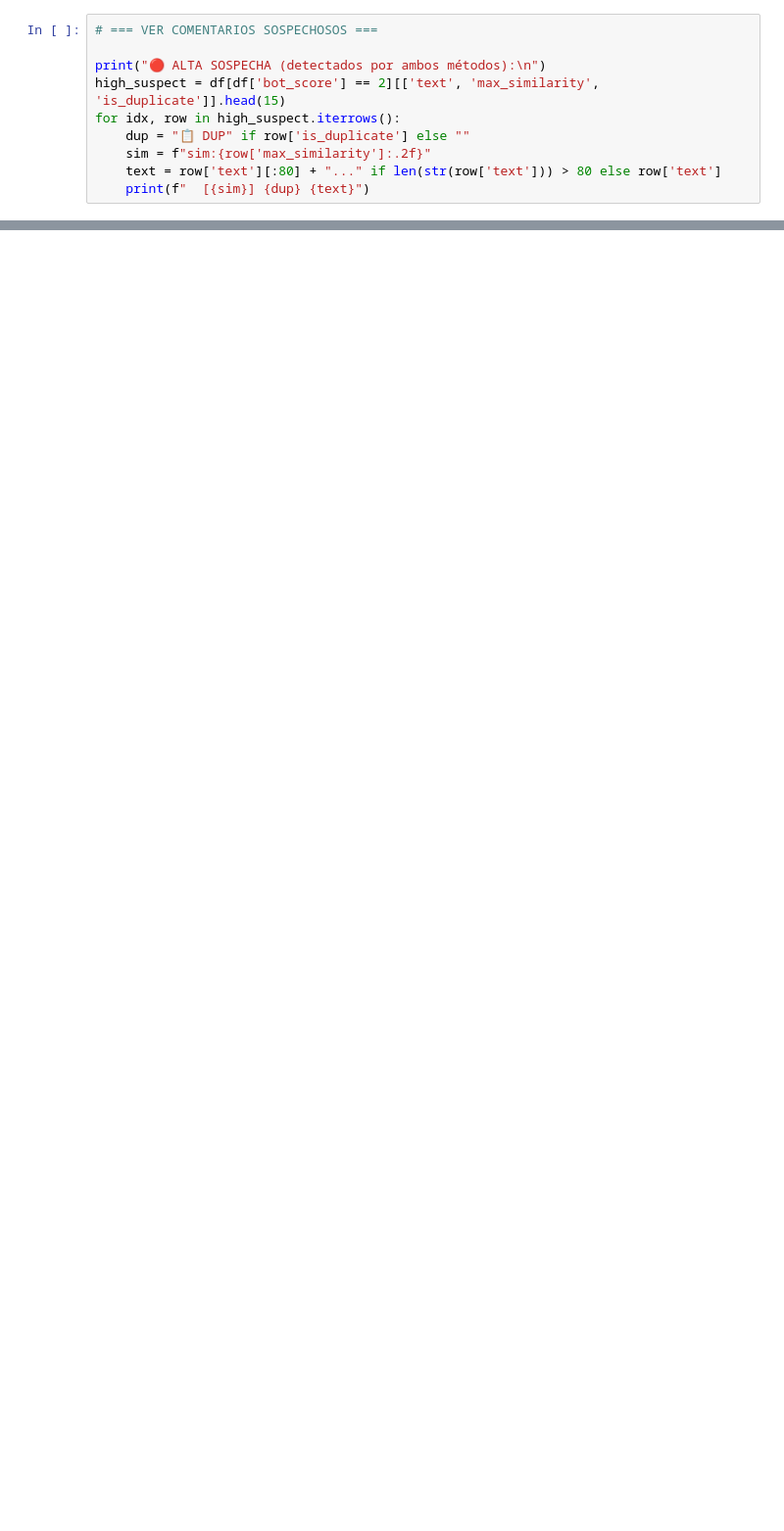
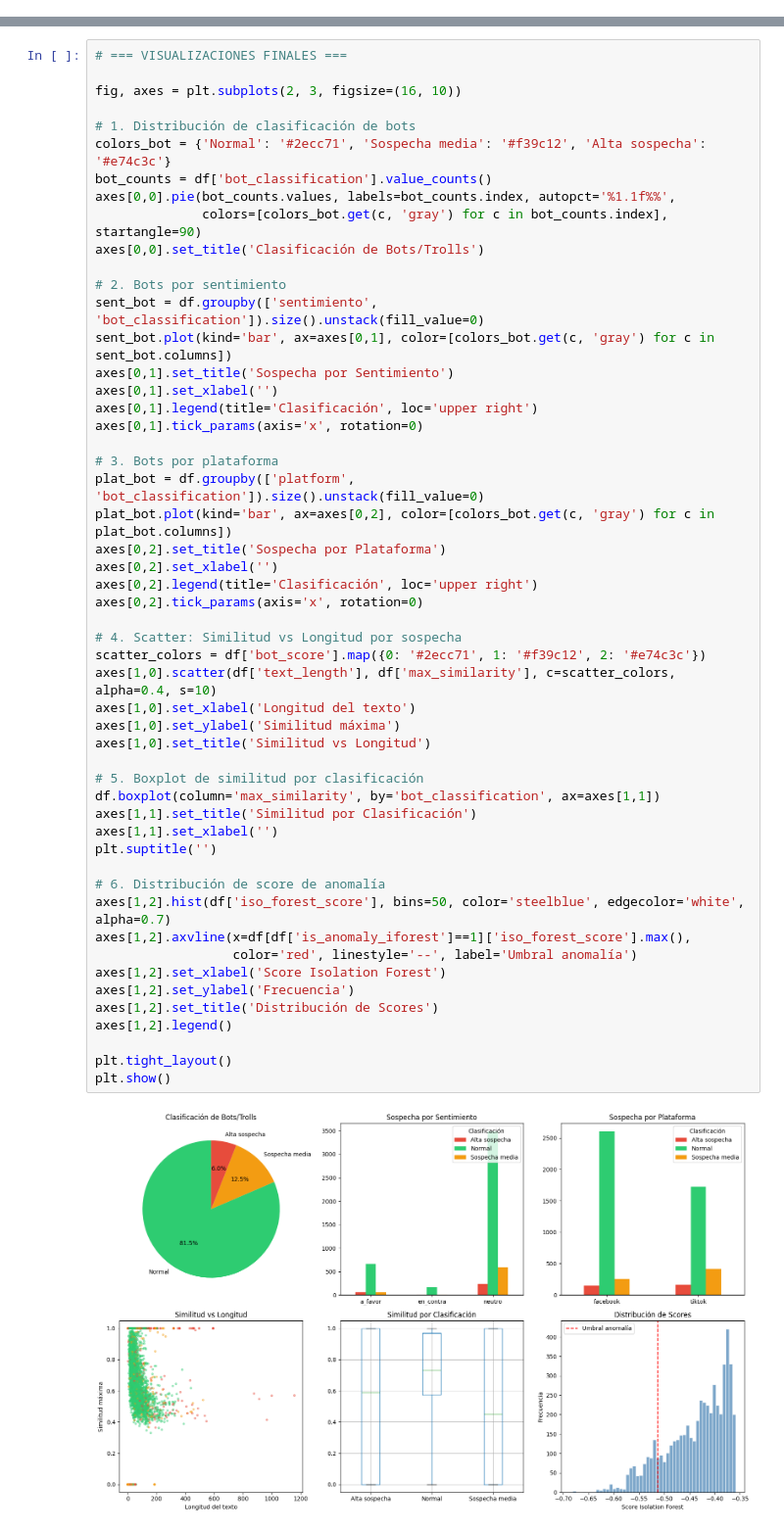
Before and after one commit to soyHouston256/tiktokscraping, a Jupyter notebook: notebooks/botsDetector_2.ipynb, the cells around one changed output, grey strips where cells are left out. Shown at 98% size. Saved outputs shown, nothing was run; the diff lists cells and outputs as text; blank space fills up the shorter version.

```diff
--- a/notebooks/botsDetector_2.ipynb
+++ b/notebooks/botsDetector_2.ipynb
@@ -437,10 +545,0 @@ Name: count, dtype: int64
-# %%
-# === VER COMENTARIOS SOSPECHOSOS ===
-
-print("🔴 ALTA SOSPECHA (detectados por ambos métodos):\n")
-high_suspect = df[df['bot_score'] == 2][['text', 'max_similarity', 'is_duplicate']].head(15)
-for idx, row in high_suspect.iterrows():
-    dup = "📋 DUP" if row['is_duplicate'] else ""
-    sim = f"sim:{row['max_similarity']:.2f}"
-    text = row['text'][:80] + "..." if len(str(row['text'])) > 80 else row['text']
-    print(f"  [{sim}] {dup} {text}")
@@ -525,0 +731,54 @@ Name: count, dtype: int64
+# %%
+# === VISUALIZACIONES FINALES ===
+
+fig, axes = plt.subplots(2, 3, figsize=(16, 10))
+
+# 1. Distribución de clasificación de bots
+colors_bot = {'Normal': '#2ecc71', 'Sospecha media': '#f39c12', 'Alta sospecha': '#e74c3c'}
+bot_counts = df['bot_classification'].value_counts()
+axes[0,0].pie(bot_counts.values, labels=bot_counts.index, autopct='%1.1f%%',
+              colors=[colors_bot.get(c, 'gray') for c in bot_counts.index], startangle=90)
+axes[0,0].set_title('Clasificación de Bots/Trolls')
+
+# 2. Bots por sentimiento
+sent_bot = df.groupby(['sentimiento', 'bot_classification']).size().unstack(fill_value=0)
+sent_bot.plot(kind='bar', ax=axes[0,1], color=[colors_bot.get(c, 'gray') for c in sent_bot.columns])
+axes[0,1].set_title('Sospecha por Sentimiento')
+axes[0,1].set_xlabel('')
+axes[0,1].legend(title='Clasificación', loc='upper right')
+axes[0,1].tick_params(axis='x', rotation=0)
+
+# 3. Bots por plataforma
+plat_bot = df.groupby(['platform', 'bot_classification']).size().unstack(fill_value=0)
+plat_bot.plot(kind='bar', ax=axes[0,2], color=[colors_bot.get(c, 'gray') for c in plat_bot.columns])
+axes[0,2].set_title('Sospecha por Plataforma')
+axes[0,2].set_xlabel('')
+axes[0,2].legend(title='Clasificación', loc='upper right')
+axes[0,2].tick_params(axis='x', rotation=0)
+
+# 4. Scatter: Similitud vs Longitud por sospecha
+scatter_colors = df['bot_score'].map({0: '#2ecc71', 1: '#f39c12', 2: '#e74c3c'})
+axes[1,0].scatter(df['text_length'], df['max_similarity'], c=scatter_colors, alpha=0.4, s=10)
+axes[1,0].set_xlabel('Longitud del texto')
+axes[1,0].set_ylabel('Similitud máxima')
+axes[1,0].set_title('Similitud vs Longitud')
+
+# 5. Boxplot de similitud por clasificación
+df.boxplot(column='max_similarity', by='bot_classification', ax=axes[1,1])
+axes[1,1].set_title('Similitud por Clasificación')
+axes[1,1].set_xlabel('')
+plt.suptitle('')
+
+# 6. Distribución de score de anomalía
+axes[1,2].hist(df['iso_forest_score'], bins=50, color='steelblue', edgecolor='white', alpha=0.7)
+axes[1,2].axvline(x=df[df['is_anomaly_iforest']==1]['iso_forest_score'].max(),
+                  color='red', linestyle='--', label='Umbral anomalía')
+axes[1,2].set_xlabel('Score Isolation Forest')
+axes[1,2].set_ylabel('Frecuencia')
+axes[1,2].set_title('Distribución de Scores')
+axes[1,2].legend()
+
+plt.tight_layout()
+plt.show()
+# %% [output]
+[figure, added]
```
Also changed, not shown: parts of 33 cells of this notebook, 1 other file.
